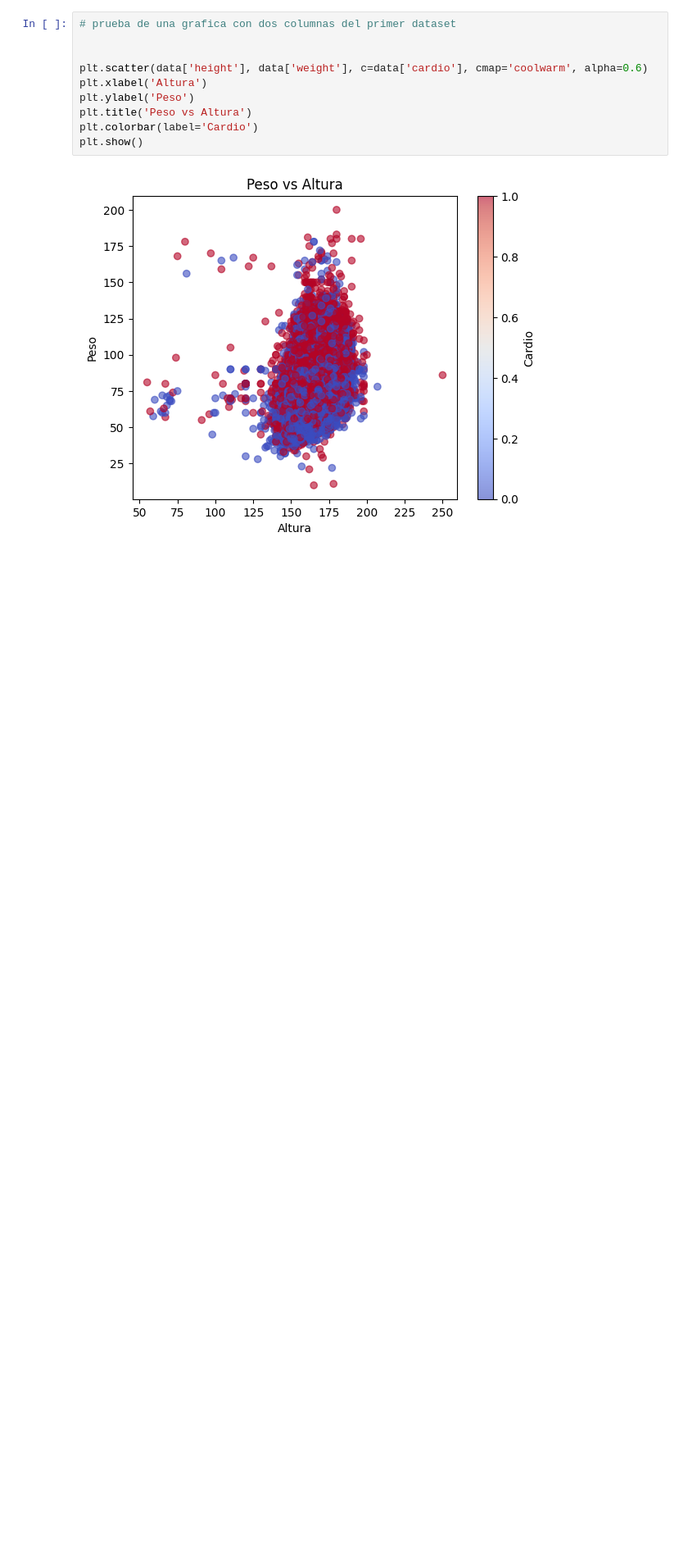
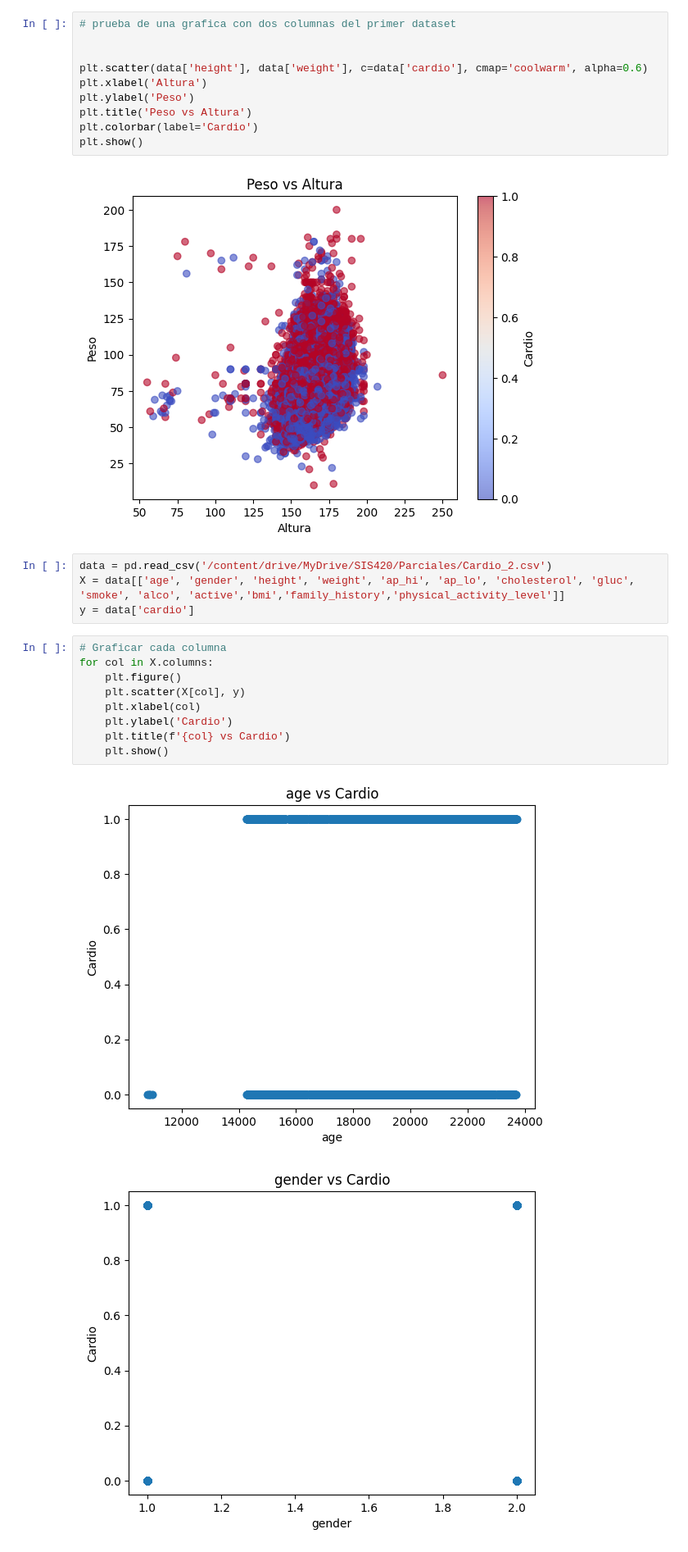
Before and after one commit to David-Code404/SIS420-IA, a Jupyter notebook: Parciales/PrimerParcial/One-vs-All_a_Colaboratory.ipynb, the cells around one changed output. Shown: that part at 82% size. Saved outputs shown, nothing was run; the diff lists cells and outputs as text; blank space fills up the shorter version.

Commit message:
Graficando mi segunda datasets con el doble de datos iterandolos cada uno

```diff
--- a/Parciales/PrimerParcial/One-vs-All_a_Colaboratory.ipynb
+++ b/Parciales/PrimerParcial/One-vs-All_a_Colaboratory.ipynb
@@ -58,3 +55,19 @@ plt.colorbar(label='Cardio')
 plt.show()
 # %% [output]
 [figure]
+# %%
+data = pd.read_csv('/content/drive/MyDrive/SIS420/Parciales/Cardio_2.csv')
+X = data[['age', 'gender', 'height', 'weight', 'ap_hi', 'ap_lo', 'cholesterol', 'gluc', 'smoke', 'alco', 'active','bmi','family_history','physical_activity_level']]
+y = data['cardio']
+# %%
+# Graficar cada columna
+for col in X.columns:
+    plt.figure()
+    plt.scatter(X[col], y)
+    plt.xlabel(col)
+    plt.ylabel('Cardio')
+    plt.title(f'{col} vs Cardio')
+    plt.show()
+# %% [output]
+[figure, added]
+[figure, added]
```
Also changed, not shown: parts of 2 cells of this notebook.
